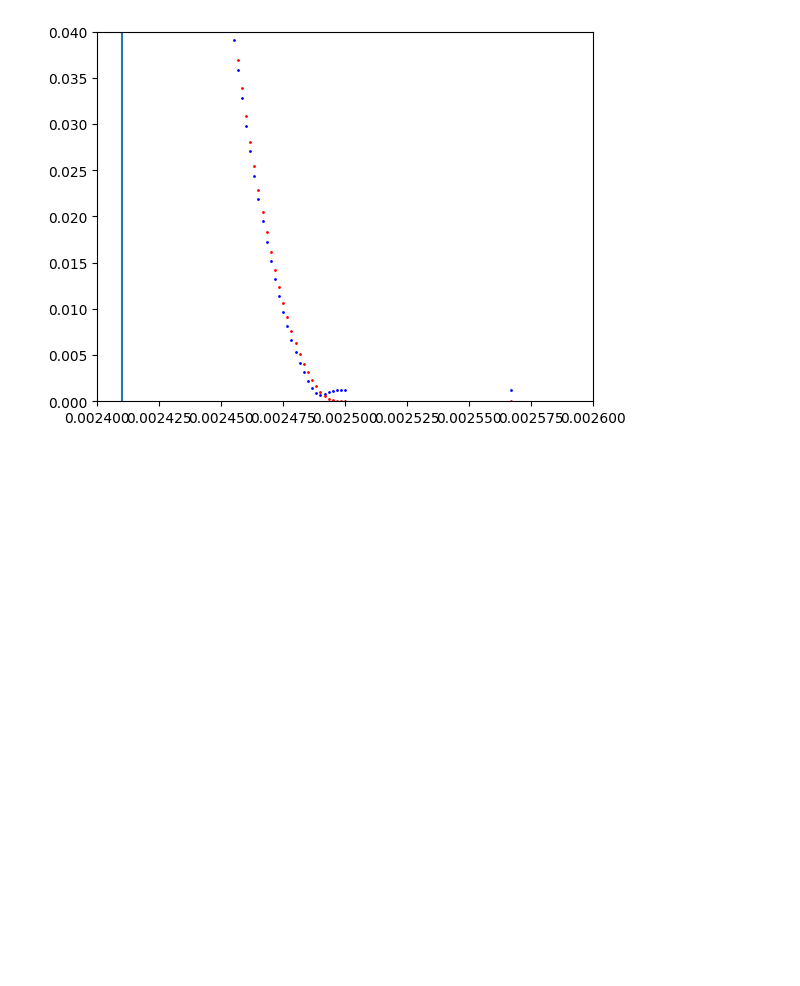
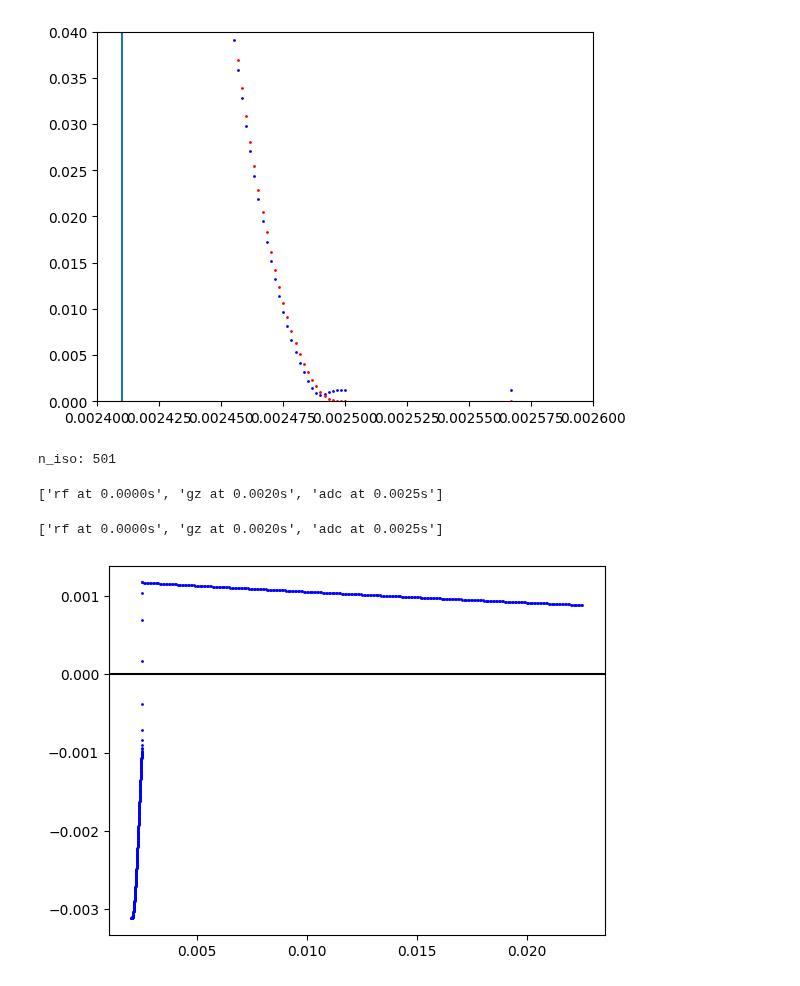
Before and after one commit to dantona02/optim, a Jupyter notebook: testing.ipynb, the cells around one changed output. Cells and saved outputs as stored; diff of their text form; code cells hidden in the pictures; blank space fills up the shorter version.

```diff
--- a/testing.ipynb
+++ b/testing.ipynb
@@ -198,0 +221,26 @@ plt.ylim(0, 0.04)
+# %%
+from bmc.utils.tex_variation import run_variation_parallel
+import numpy as np
+import matplotlib.pyplot as plt
+
+seq_on = 'seq_lib/10_ETM.seq'
+seq_off = 'seq_lib/10_ETM_minus.seq'
+config_path = 'sim_lib/config_1pool.yaml'
+
+adc_time = 20e-3
+webhook = False
+
+low = -20e-6
+high = 20e-6
+n_iso = 500
+z_pos = np.linspace(low, high, n_iso)
+z_pos = np.append(z_pos, 0)
+z_pos = np.sort(z_pos)
+
+print(f'n_iso: {len(z_pos)}')
+_, _ = run_variation_parallel(seq_on, seq_off, config_path, adc_time, z_pos, webhook, show_plot=True)
+# %% [output]
+n_iso: 501
+['rf at 0.0000s', 'gz at 0.0020s', 'adc at 0.0025s']
+['rf at 0.0000s', 'gz at 0.0020s', 'adc at 0.0025s']
+[figure, added]
```
Also changed, not shown: parts of 7 cells of this notebook, 5 other files.
